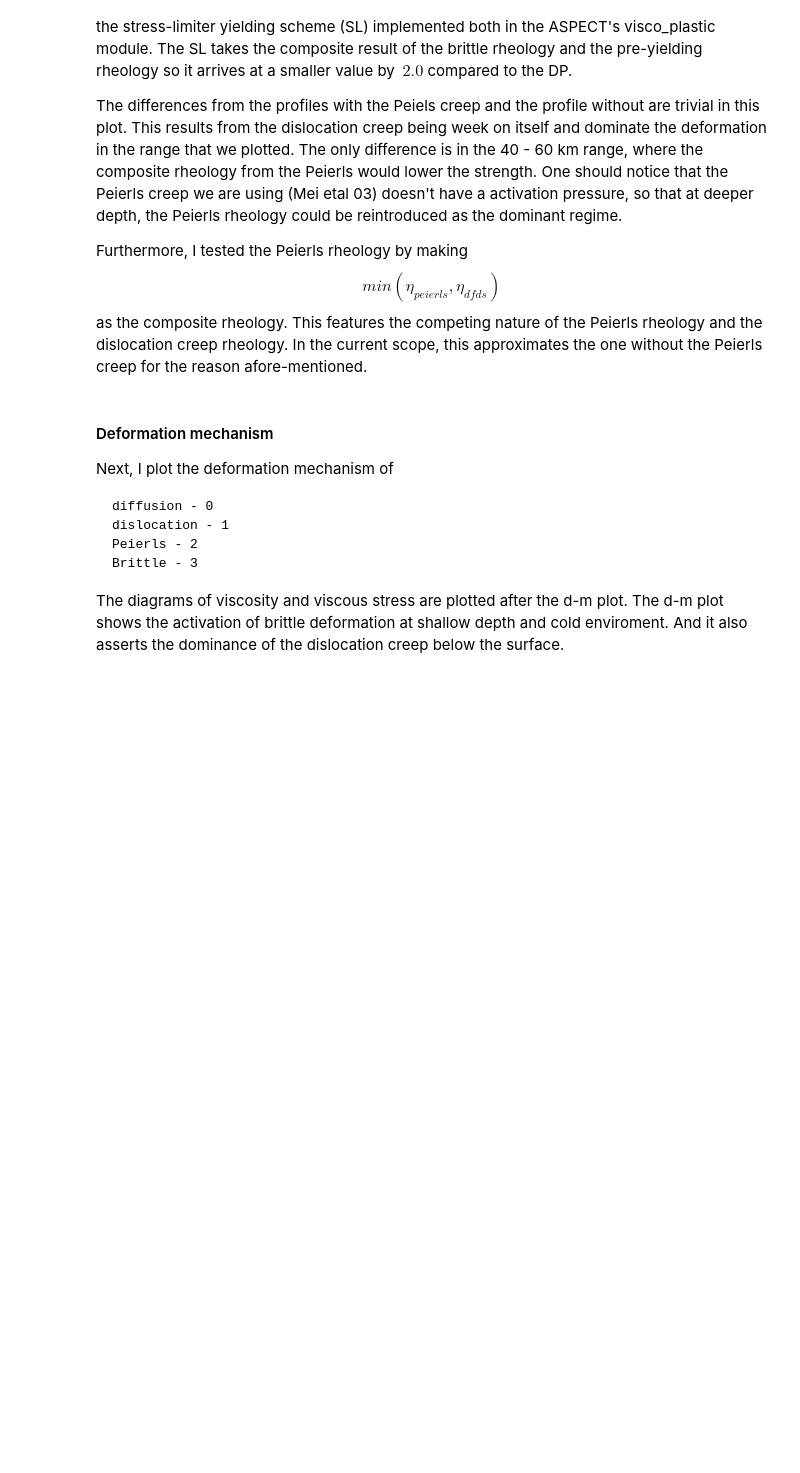
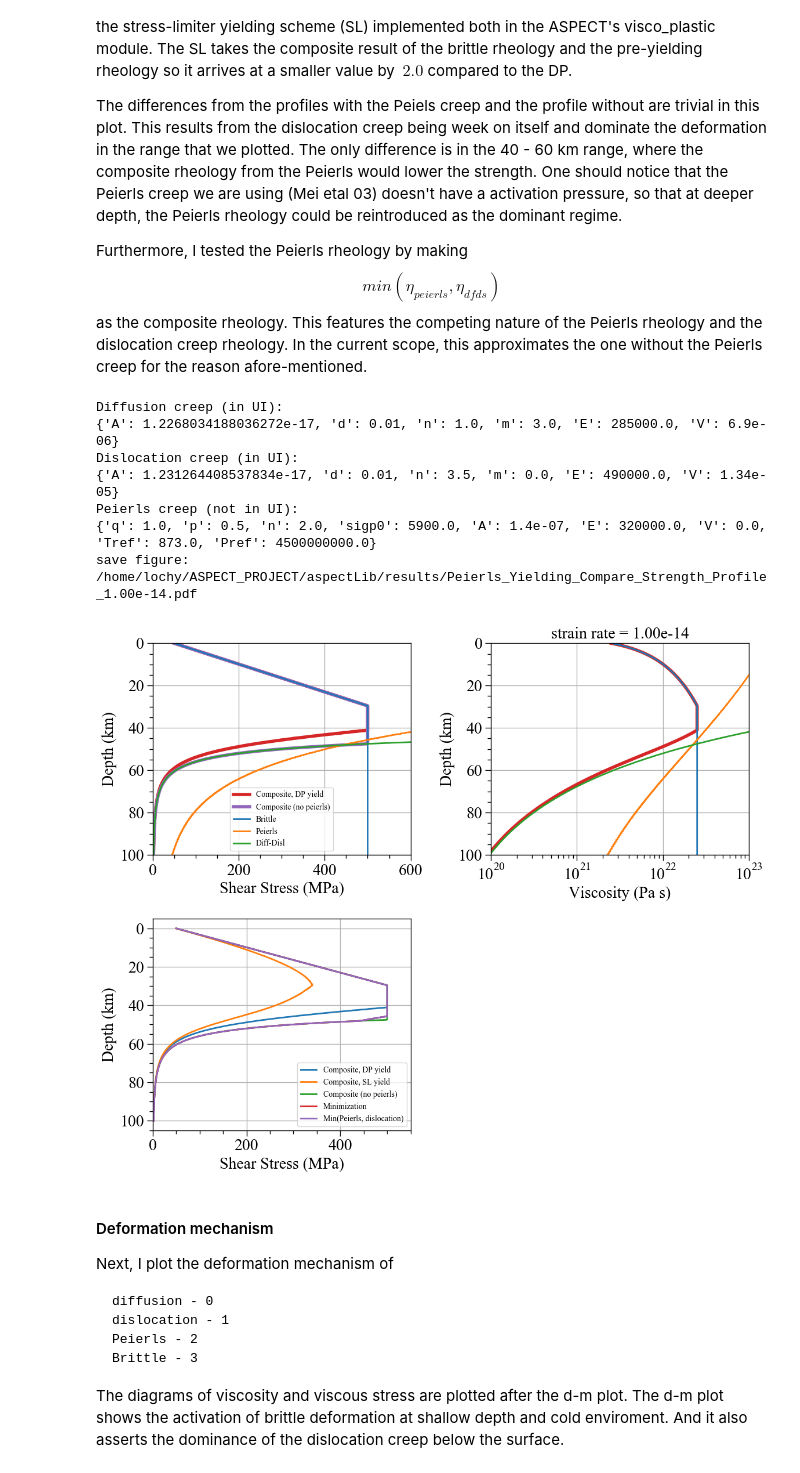
Before and after one commit to lhy11009/aspectLib, a Jupyter notebook: jupyter_notebooks/Rheology/peierls_yielding_compare.ipynb, the cells around one changed output. Cells and saved outputs as stored; diff of their text form; code cells hidden in the pictures; blank space fills up the shorter version.

```diff
--- a/jupyter_notebooks/Rheology/peierls_yielding_compare.ipynb
+++ b/jupyter_notebooks/Rheology/peierls_yielding_compare.ipynb
@@ -426,6 +459,29 @@ as the composite rheology.
 This features the competing nature of the Peierls rheology and the dislocation creep rheology.
 In the current scope, this approximates the one without the Peierls creep for the reason afore-mentioned.
 # %%
+# Scaling parameters for plots.
+scaling_factor = 2.0  # General scaling factor for the plot size.
+font_scaling_multiplier = 1.0  # Extra scaling for fonts.
+legend_font_scaling_multiplier = 0.5  # Scaling for legend fonts.
+line_width_scaling_multiplier = 1.0  # Extra scaling for line widths.
+
+# Scale matplotlib parameters based on specified factors.
+plot_helper.scale_matplotlib_params(
+    scaling_factor,
+    font_scaling_multiplier=font_scaling_multiplier,
+    legend_font_scaling_multiplier=legend_font_scaling_multiplier,
+    line_width_scaling_multiplier=line_width_scaling_multiplier
+)
+
+# Update font settings for compatibility with publishing tools like Illustrator.
+plt.rcParams.update({
+    'font.family': 'Times New Roman',
+    'pdf.fonttype': 42,
+    'ps.fonttype': 42
+})
+
+default_colors = [color['color'] for color in plt.rcParams['axes.prop_cycle']]
+
 # pressure profile
 zs_test = np.linspace(0.0, 100e3, 1000)
 Ps = zs_test * rho_m * g
@@ -505,48 +561,65 @@ gs = gridspec.GridSpec(2, 2)
 
 # shear stress vs depth
 ax = fig.add_subplot(gs[0, 0])
-ax.plot(taus2/1e6, zs_test/1e3, label="Composite, DP yield")
-ax.plot(taus_nopc/1e6, zs_test/1e3, label="Composite (no peierls)")
-ax.plot(taus_test_brittle/1e6, zs_test/1e3, 'b--', label="Brittle")
-ax.plot(taus_peierls, zs_test/1e3, 'c--', label="Peierls") # peierls is MPa
-ax.plot(taus_dfds/1e6, zs_test/1e3, 'g--', label="Diff-Disl")
+ax.plot(taus2/1e6, zs_test/1e3, color=default_colors[3], linewidth=line_width_scaling_multiplier*4.0, label="Composite, DP yield")
+ax.plot(taus_nopc/1e6, zs_test/1e3, color=default_colors[4], linewidth=line_width_scaling_multiplier*4.0, label="Composite (no peierls)")
+ax.plot(taus_test_brittle/1e6, zs_test/1e3, '-', color=default_colors[0], linewidth=line_width_scaling_multiplier*2.0, label="Brittle")
+ax.plot(taus_peierls, zs_test/1e3, '-', color=default_colors[1], label="Peierls") # peierls is MPa
+ax.plot(taus_dfds/1e6, zs_test/1e3, '-', color=default_colors[2], label="Diff-Disl")
 ax.set_xlabel("Shear Stress (MPa)")
-ax.set_xlim([0, tau_m/1e6 * 1.1])
+ax.set_xlim([0, 600.0])
+ax.set_ylim([0, 100.0])
 ax.invert_yaxis()
 ax.set_ylabel("Depth (km)")
 ax.grid()
 ax.legend()
 
 # viscosity vs depth
 ax = fig.add_subplot(gs[0, 1])
-ax.semilogx(eta2, zs_test/1e3, label="Composite, DP yield")
-ax.semilogx(eta_brittle, zs_test/1e3, 'b--', label="Brittle")
-ax.semilogx(eta_peierls, zs_test/1e3, 'c--', label="Peierls")
-ax.semilogx(eta_dfds, zs_test/1e3, 'g--', label="Diff-Disl")
+ax.semilogx(eta2, zs_test/1e3, color=default_colors[3], linewidth=line_width_scaling_multiplier*4.0, label="Composite, DP yield")
+ax.semilogx(eta_brittle, zs_test/1e3, color=default_colors[0], linewidth=line_width_scaling_multiplier*2.0, label="Brittle")
+ax.semilogx(eta_peierls, zs_test/1e3, color=default_colors[1], linewidth=line_width_scaling_multiplier*2.0, label="Peierls")
+ax.semilogx(eta_dfds, zs_test/1e3, color=default_colors[2], linewidth=line_width_scaling_multiplier*2.0, label="Diff-Disl")
 ax.set_xlabel("Viscosity (Pa s)")
-ax.set_xlim([np.amin(eta)/10.0, np.amax(eta)*10.0])
+ax.set_xlim([1e20, 1e23])
+ax.set_ylim([0, 100.0])
 ax.invert_yaxis()
 ax.set_ylabel("Depth (km)")
 ax.grid()
 ax.set_title("strain rate = %.2e" % strain_rate)
 
 # shear stress vs depth
 ax = fig.add_subplot(gs[1, 0])
 ax.plot(taus2/1e6, zs_test/1e3, label="Composite, DP yield")
 ax.plot(taus/1e6, zs_test/1e3, label="Composite, SL yield")
 ax.plot(taus_nopc/1e6, zs_test/1e3, label="Composite (no peierls)")
 ax.plot(taus1/1e6, zs_test/1e3, label="Minimization")
 ax.plot(taus3/1e6, zs_test/1e3, label="Min(Peierls, dislocation)")
 ax.set_xlabel("Shear Stress (MPa)")
 ax.set_xlim([0, tau_m/1e6 * 1.1])
 ax.invert_yaxis()
 ax.set_ylabel("Depth (km)")
 ax.grid()
 ax.legend()
 
+# Adjust spine thickness for this plot
+all_axes = fig.get_axes()
+for ax in all_axes:
+    for spine in ax.spines.values():
+        spine.set_linewidth(0.5 * scaling_factor * line_width_scaling_multiplier)
+
 fig_path = os.path.join(RESULT_DIR, "Peierls_Yielding_Compare_Strength_Profile_%.2e.pdf" % strain_rate)
 fig.savefig(fig_path)
 print("save figure: %s" % fig_path)
+# %% [output]
+Diffusion creep (in UI):
+{'A': 1.2268034188036272e-17, 'd': 0.01, 'n': 1.0, 'm': 3.0, 'E': 285000.0, 'V': 6.9e-06}
+Dislocation creep (in UI):
+{'A': 1.231264408537834e-17, 'd': 0.01, 'n': 3.5, 'm': 0.0, 'E': 490000.0, 'V': 1.34e-05}
+Peierls creep (not in UI):
+{'q': 1.0, 'p': 0.5, 'n': 2.0, 'sigp0': 5900.0, 'A': 1.4e-07, 'E': 320000.0, 'V': 0.0, 'Tref': 873.0, 'Pref': 4500000000.0}
+save figure: /home/lochy/ASPECT_PROJECT/aspectLib/results/Peierls_Yielding_Compare_Strength_Profile_1.00e-14.pdf
+[figure, added]
 # %%
 print(dislocation_aspect)
 # %% [markdown]
```
Also changed, not shown: parts of 9 cells of this notebook, 11 other files.
